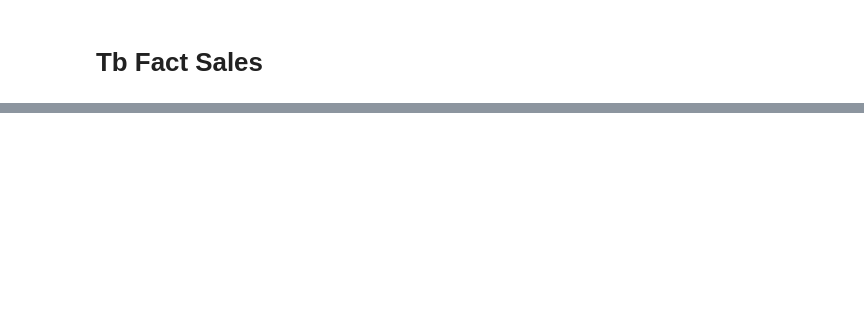
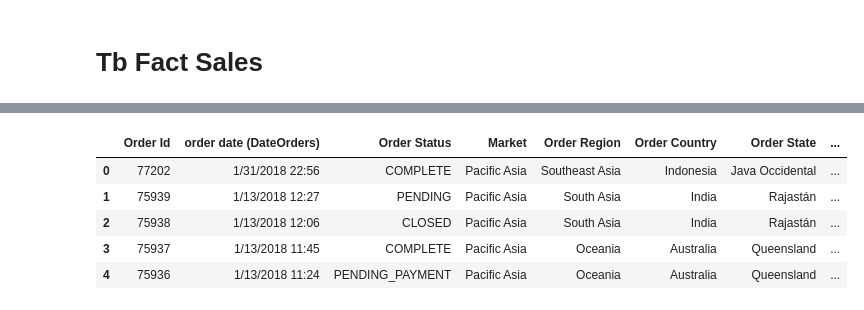
Before and after one commit to marcioGabrielMengali/supplychain, a Jupyter notebook: analysis.ipynb, the cells around one changed output, grey strips where cells are left out. Saved outputs shown, nothing was run; the diff lists cells and outputs as text; code cells hidden in the pictures; blank space fills up the shorter version.

```diff
--- a/analysis.ipynb
+++ b/analysis.ipynb
@@ -100,0 +137,2 @@ tb_fact_sales[tb_fact_sales['Order Id'] == 48880]
+# %%
+tb_dim_order = df[['Order Id', 'order date (DateOrders)', 'Order Status', 'Market', 'Order Region', 'Order Country', 'Order State', 'Order City', 'Customer Id']]
@@ -100,0 +143,9 @@ tb_fact_sales[tb_fact_sales['Order Id'] == 48880]
+# %%
+tb_dim_order.head()
+# %% [output]
+|  | Order Id | order date (DateOrders) | Order Status | Market | Order Region | Order Country | Order State | ... |
+| 0 | 77202 | 1/31/2018 22:56 | COMPLETE | Pacific Asia | Southeast Asia | Indonesia | Java Occidental | ... |
+| 1 | 75939 | 1/13/2018 12:27 | PENDING | Pacific Asia | South Asia | India | Rajastán | ... |
+| 2 | 75938 | 1/13/2018 12:06 | CLOSED | Pacific Asia | South Asia | India | Rajastán | ... |
+| 3 | 75937 | 1/13/2018 11:45 | COMPLETE | Pacific Asia | Oceania | Australia | Queensland | ... |
+| 4 | 75936 | 1/13/2018 11:24 | PENDING_PAYMENT | Pacific Asia | Oceania | Australia | Queensland | ... |
```
Also changed, not shown: parts of 18 cells of this notebook, 3 other files.
